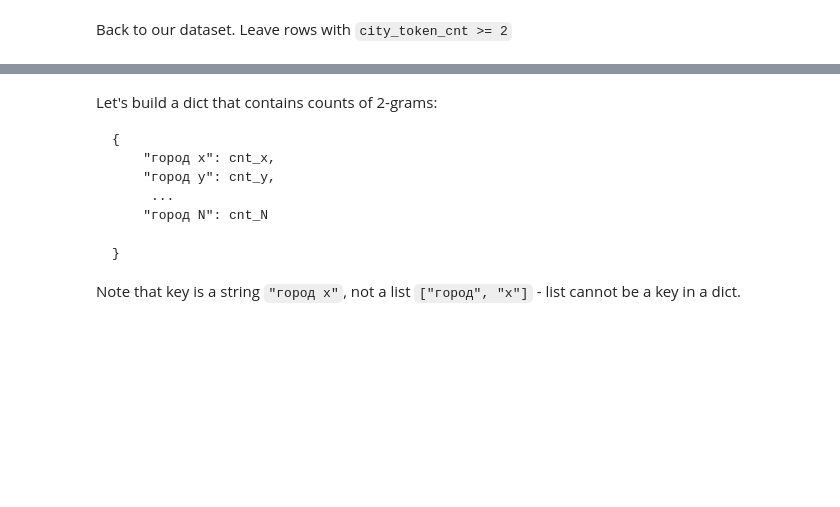
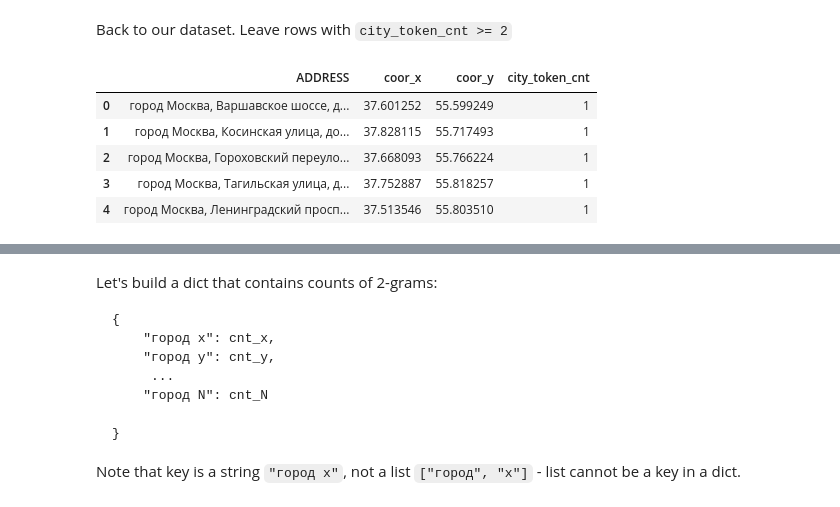
Before and after one commit to eugeuie/machine-learning, a Jupyter notebook: homework_1_numpy_pandas_matplotlib/2021_lab01_m103_Abdullaeva_Evgenia.ipynb, the cells around one changed output, grey strips where cells are left out. Saved outputs shown, nothing was run; the diff lists cells and outputs as text; code cells hidden in the pictures; blank space fills up the shorter version.

```diff
--- a/homework_1_numpy_pandas_matplotlib/2021_lab01_m103_Abdullaeva_Evgenia.ipynb
+++ b/homework_1_numpy_pandas_matplotlib/2021_lab01_m103_Abdullaeva_Evgenia.ipynb
@@ -307,6 +325,8 @@ Let's do it step by step:
 
 2. Implement a function `count_a_token`, that takes a list of strings and counts number of entries of a particular token.
 # %%
+import re
+
 def tokenize_address(input_string):
     """
     input:
@@ -314,8 +334,7 @@ def tokenize_address(input_string):
     output:
     - list<str> - string split into tokens
     """
-    # YOUR CODE HERE
-
-    return # YOUR CODE HERE
+    input_string = re.sub('\,|\.', '', input_string.lower())
+    return input_string.split()
 
 assert tokenize_address("A, b. C, and d?") == ["a", "b", "c", "and", "d?"], "Something is wrong"
@@ -330,4 +349,4 @@ def count_a_token(token_list, lookup_token):
     output:
     - int - how many times lookup_token is encountered in token_list
     """
-    # YOUR CODE HERE
+    return Counter(token_list)[lookup_token]
@@ -412,3 +454,12 @@ print("Seems fine!")
 # %% [markdown]
 Back to our dataset. Leave rows with `city_token_cnt >= 2`
+# %%
+coords_db.head()
+# %% [output]
+|  | ADDRESS | coor_x | coor_y | city_token_cnt |
+| 0 | город Москва, Варшавское шоссе, д... | 37.601252 | 55.599249 | 1 |
+| 1 | город Москва, Косинская улица, до... | 37.828115 | 55.717493 | 1 |
+| 2 | город Москва, Гороховский переуло... | 37.668093 | 55.766224 | 1 |
+| 3 | город Москва, Тагильская улица, д... | 37.752887 | 55.818257 | 1 |
+| 4 | город Москва, Ленинградский просп... | 37.513546 | 55.803510 | 1 |
 # %%
```
Also changed, not shown: parts of 42 cells of this notebook.
